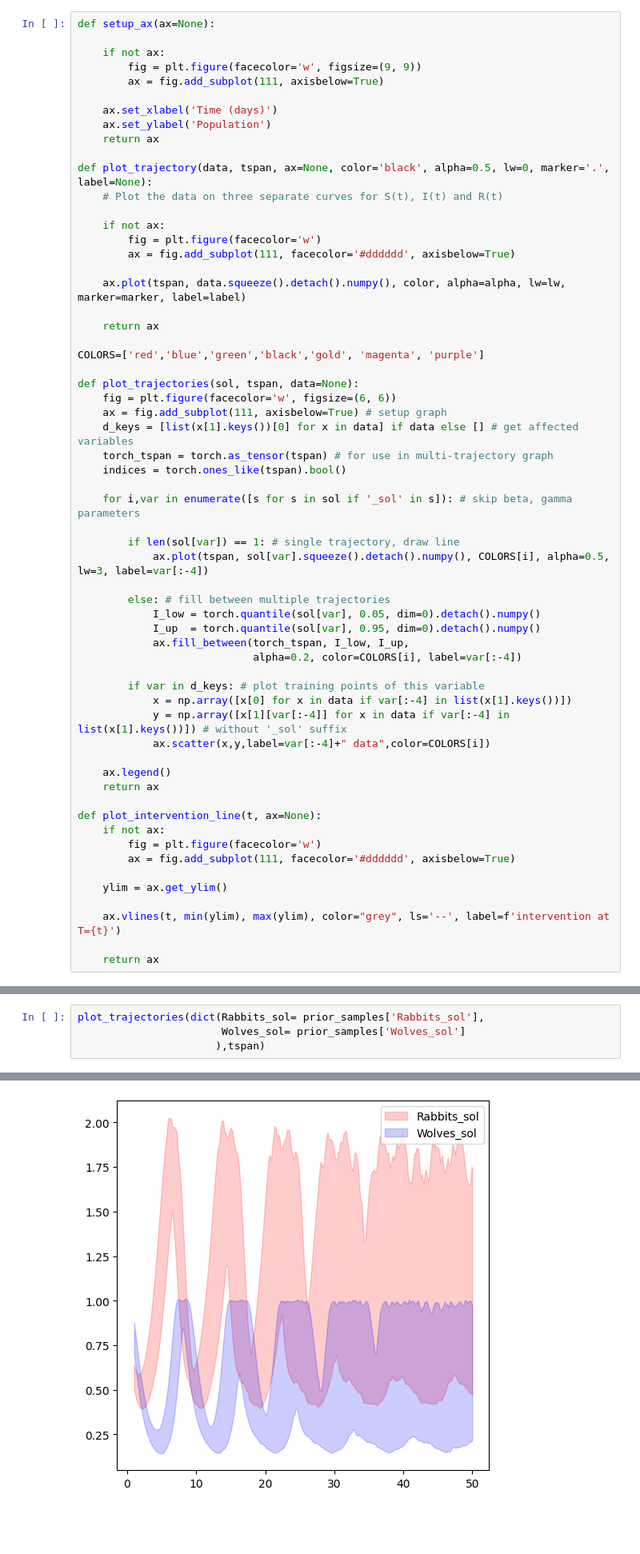
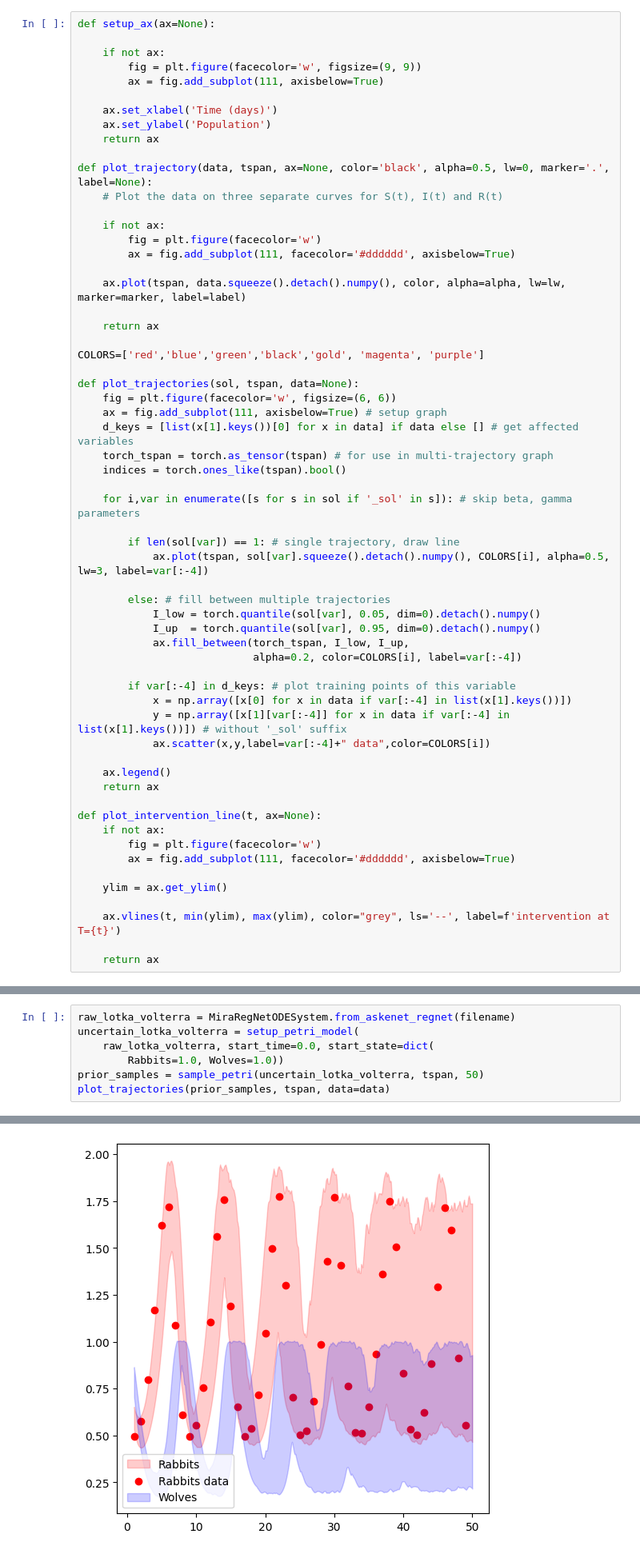
Before and after one commit to ciemss/pyciemss, a Jupyter notebook: notebook/regnet/MiraRegnet.ipynb, the cells around one changed output, grey strips where cells are left out. Shown at 80% size. Drawn from its saved outputs; the diff is of its cells as text; blank space fills up the shorter version.

```diff
--- a/notebook/regnet/MiraRegnet.ipynb
+++ b/notebook/regnet/MiraRegnet.ipynb
@@ -64,7 +61,7 @@ def plot_trajectories(sol, tspan, data=None):
             ax.fill_between(torch_tspan, I_low, I_up,
                             alpha=0.2, color=COLORS[i], label=var[:-4])
 
-        if var in d_keys: # plot training points of this variable
+        if var[:-4] in d_keys: # plot training points of this variable
             x = np.array([x[0] for x in data if var[:-4] in list(x[1].keys())])
             y = np.array([x[1][var[:-4]] for x in data if var[:-4] in list(x[1].keys())]) # without '_sol' suffix
             ax.scatter(x,y,label=var[:-4]+" data",color=COLORS[i])
@@ -152,10 +114,13 @@ dict_keys(['alpha', 'gamma', 'beta', 'delta', 'Rabbits_sol', 'Wolves_sol'])
 # %%
-plot_trajectories(dict(Rabbits_sol= prior_samples['Rabbits_sol'],
-                       Wolves_sol= prior_samples['Wolves_sol']
-                      ),tspan)
+raw_lotka_volterra = MiraRegNetODESystem.from_askenet_regnet(filename)
+uncertain_lotka_volterra = setup_petri_model(
+    raw_lotka_volterra, start_time=0.0, start_state=dict(
+        Rabbits=1.0, Wolves=1.0))
+prior_samples = sample_petri(uncertain_lotka_volterra, tspan, 50)
+plot_trajectories(prior_samples, tspan, data=data)
 # %% [output]
 <Axes: >
-[figure, old version]
+[figure, new version]
 # %% [markdown]
 ## Calibrate uncertain Lotka Volterra
 
```
Also changed, not shown: parts of 33 cells of this notebook, 3 other files.
